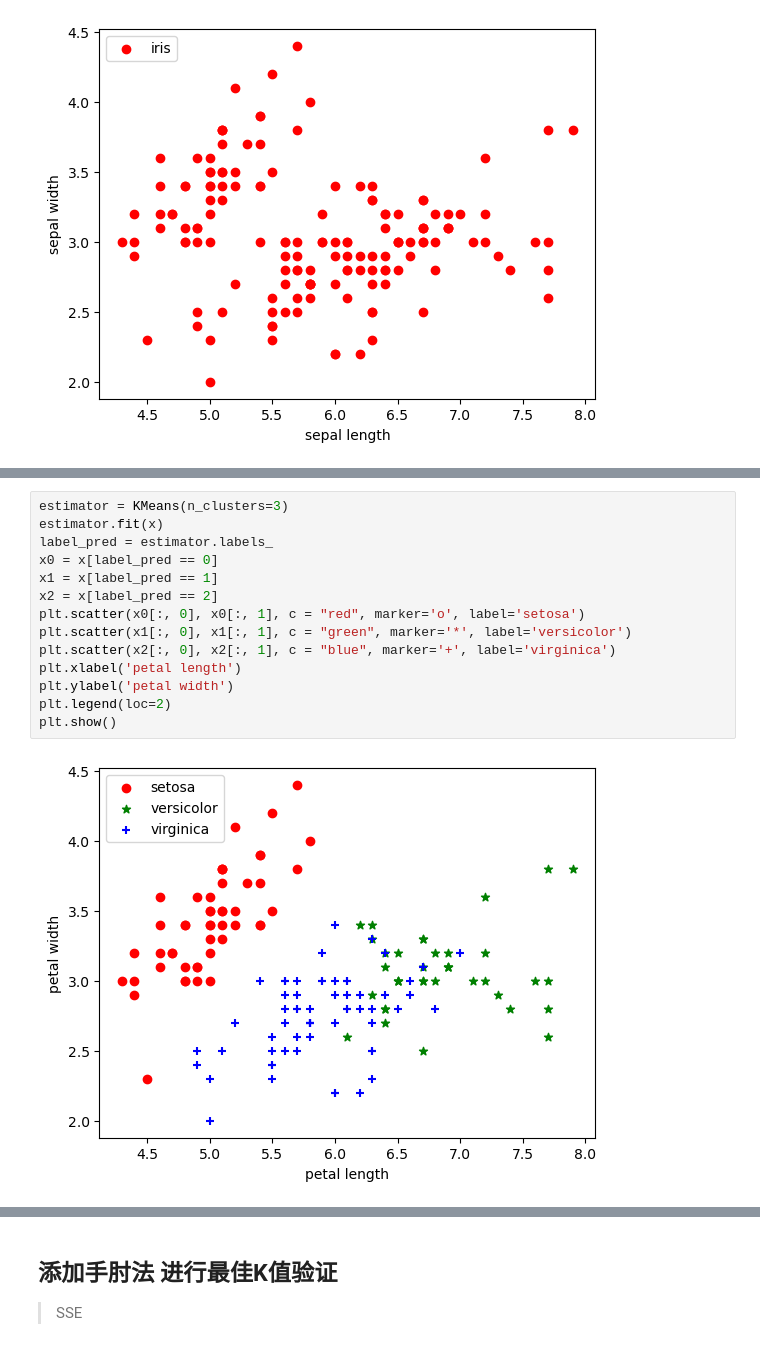
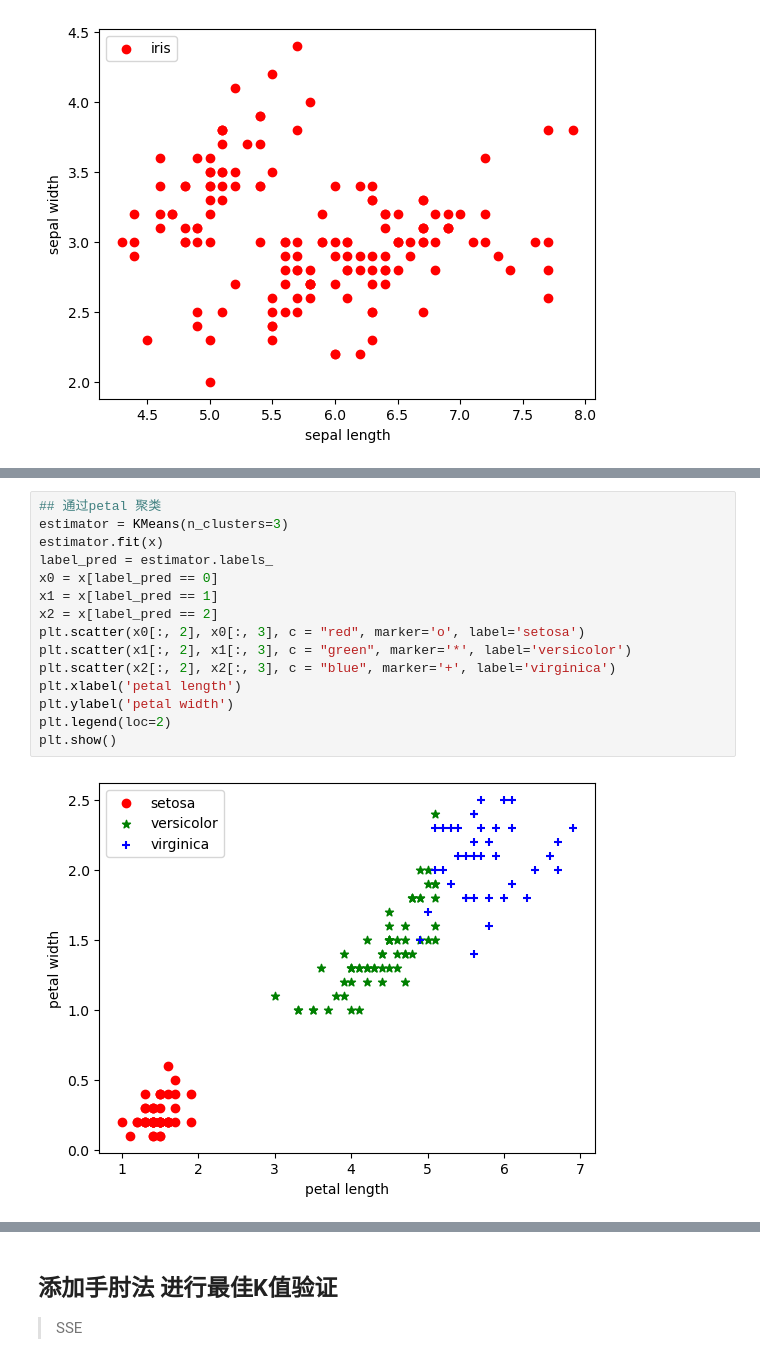
Before and after one commit to luketebo/PyCharm, a Jupyter notebook: pythonProject/MidTerm/midTerm.ipynb, the cells around one changed output, grey strips where cells are left out. Saved outputs shown, nothing was run; the diff lists cells and outputs as text.

```diff
--- a/pythonProject/MidTerm/midTerm.ipynb
+++ b/pythonProject/MidTerm/midTerm.ipynb
@@ -83,16 +104,17 @@ plt.show()
 # %%
+## 通过petal 聚类
 estimator = KMeans(n_clusters=3)
 estimator.fit(x)
 label_pred = estimator.labels_
 x0 = x[label_pred == 0]
 x1 = x[label_pred == 1]
 x2 = x[label_pred == 2]
-plt.scatter(x0[:, 0], x0[:, 1], c = "red", marker='o', label='setosa')
-plt.scatter(x1[:, 0], x1[:, 1], c = "green", marker='*', label='versicolor')
-plt.scatter(x2[:, 0], x2[:, 1], c = "blue", marker='+', label='virginica')
+plt.scatter(x0[:, 2], x0[:, 3], c = "red", marker='o', label='setosa')
+plt.scatter(x1[:, 2], x1[:, 3], c = "green", marker='*', label='versicolor')
+plt.scatter(x2[:, 2], x2[:, 3], c = "blue", marker='+', label='virginica')
 plt.xlabel('petal length')
 plt.ylabel('petal width')
 plt.legend(loc=2)
 plt.show()
 # %% [output]
-[figure, old version]
+[figure, new version]
```
Also changed, not shown: parts of 10 cells of this notebook, 6 other files.
